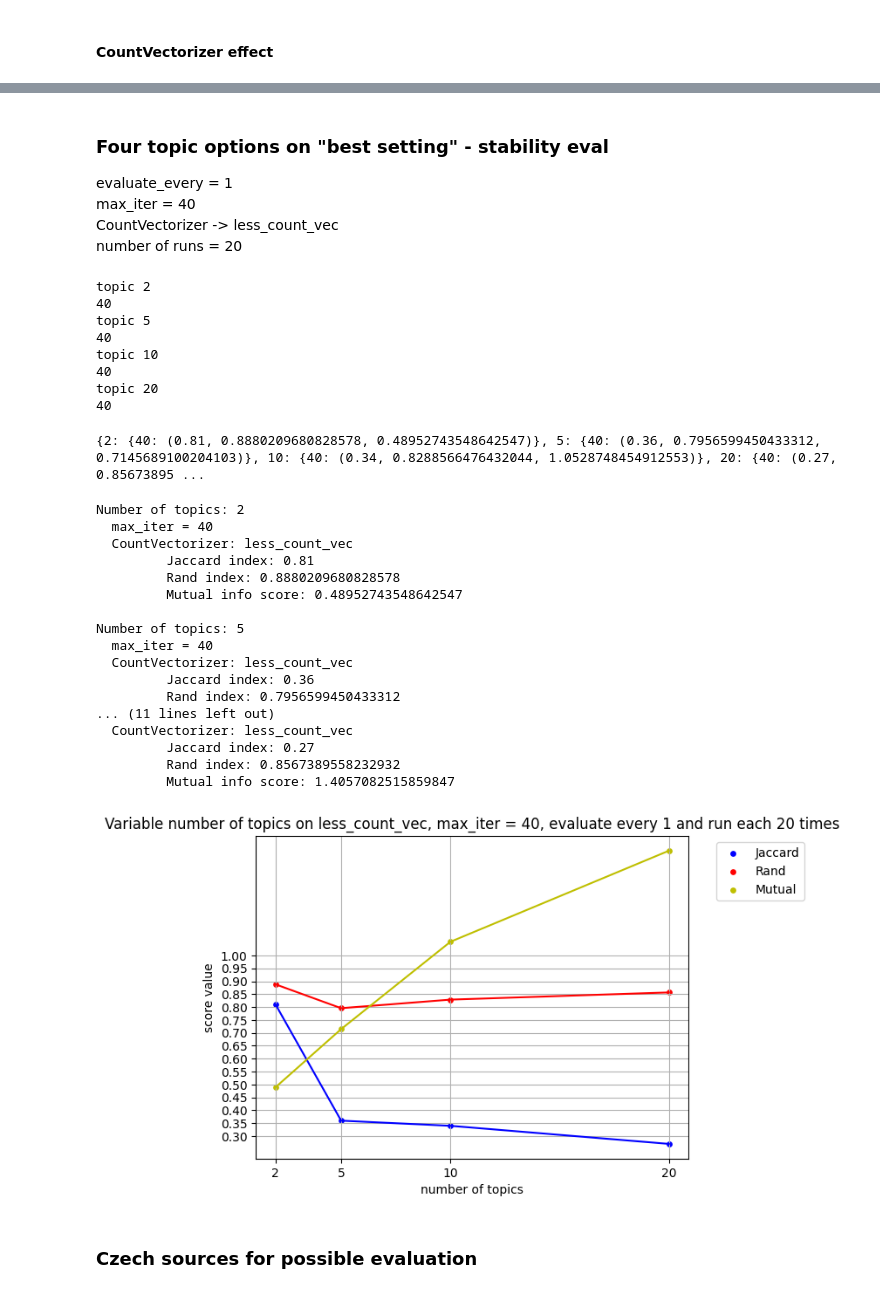
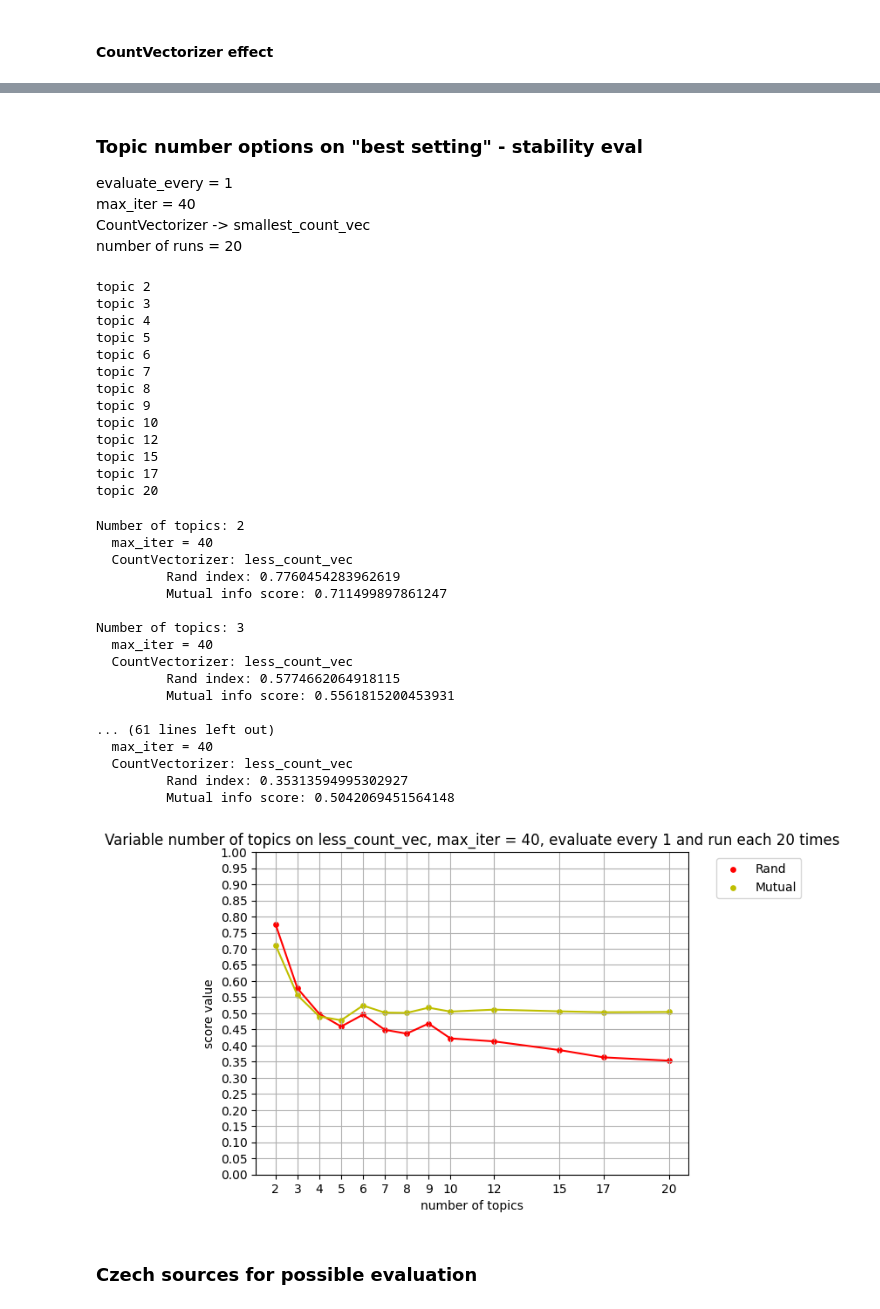
Before and after one commit to DvorakovaA/Mapping_the_Repertoire_of_Gregorian_Chant, a Jupyter notebook: research/topic_model.ipynb, the cells around one changed output, grey strips where cells are left out. Saved outputs shown, nothing was run; the diff lists cells and outputs as text; code cells hidden in the pictures.

```diff
--- a/research/topic_model.ipynb
+++ b/research/topic_model.ipynb
@@ -311,83 +324,87 @@ plt.show()
 # %% [markdown]
-### Four topic options on "best setting" - stability eval
+### Topic number options on "best setting" - stability eval
 evaluate_every = 1
 max_iter = 40
-CountVectorizer -> less_count_vec
+CountVectorizer -> smallest_count_vec
 number of runs = 20
+# %%
+num_of_topics_t = [2, 3, 4, 5, 6, 7, 8, 9, 10, 12, 15, 17, 20]
 # %%
-dicts_topic = {}
+dict_topic = {}
 num_of_runs_t = 20
-for t in num_of_topics:
+for t in num_of_topics_t:
     print("topic", t)
     iter_metrics_dict = LDA_basic_run(num_of_runs=num_of_runs_t, num_of_topics=t, max_iter_options=[40], cv=less_count_vec, random_states=random_states)
-    dicts_topic[t] = iter_metrics_dict
+    dict_topic[t] = iter_metrics_dict
 # %% [output]
 topic 2
-40
+topic 3
+topic 4
 topic 5
-40
+topic 6
+topic 7
+topic 8
+topic 9
 topic 10
-40
+topic 12
+topic 15
+topic 17
 topic 20
-40
 # %%
 with lzma.open("all_top_20.txt", "wb") as model_file:
-    pickle.dump(dicts_topic, model_file)
+    pickle.dump(dict_topic, model_file)
 # %%
 with lzma.open("all_top_20.txt", "rb") as model_file:
-    dump_topic_dict = pickle.load(model_file)
-print(dump_topic_dict)
+    dict_topic = pickle.load(model_file)
-# %% [output]
-{2: {40: (0.81, 0.8880209680828578, 0.48952743548642547)}, 5: {40: (0.36, 0.7956599450433312, 0.7145689100204103)}, 10: {40: (0.34, 0.8288566476432044, 1.0528748454912553)}, 20: {40: (0.27, 0.85673895 ...
 # %%
-for t in dicts_topic.keys():
+for t in dict_topic.keys():
     print("Number of topics:", t)
     print("  max_iter =", 40)
     print("  CountVectorizer:", "less_count_vec")
-    print("\t Jaccard index:", dicts_topic[t][40][0])
-    print("\t Rand index:", dicts_topic[t][40][1])
-    print("\t Mutual info score:", dicts_topic[t][40][2])
+    #print("\t Jaccard index:", dict_topic[t][40][0])
+    print("\t Rand index:", dict_topic[t][40][1])
+    print("\t Mutual info score:", dict_topic[t][40][2])
     print()
 # %% [output]
 Number of topics: 2
   max_iter = 40
   CountVectorizer: less_count_vec
-         Jaccard index: 0.81
-         Rand index: 0.8880209680828578
-         Mutual info score: 0.48952743548642547
+         Rand index: 0.7760454283962619
+         Mutual info score: 0.711499897861247
 
-Number of topics: 5
+Number of topics: 3
   max_iter = 40
   CountVectorizer: less_count_vec
-         Jaccard index: 0.36
-         Rand index: 0.7956599450433312
-... (11 lines left out)
+         Rand index: 0.5774662064918115
+         Mutual info score: 0.5561815200453931
+
+... (61 lines left out)
+  max_iter = 40
   CountVectorizer: less_count_vec
-         Jaccard index: 0.27
-         Rand index: 0.8567389558232932
-         Mutual info score: 1.4057082515859847
+         Rand index: 0.35313594995302927
+         Mutual info score: 0.5042069451564148
 # %%
 fig = plt.figure()
 ax1 = fig.add_subplot(111)
-ax1.scatter(x=num_of_topics, y=[x[40][0] for x in list(dicts_topic.values())], s=15, c='b', marker="o", label='Jaccard')
-ax1.plot(num_of_topics, [x[40][0] for x in list(dicts_topic.values())], c='b')
+#ax1.scatter(x=num_of_topics_t, y=[x[40][0] for x in list(dict_topic.values())], s=15, c='b', marker="o", label='Jaccard')
+#ax1.plot(num_of_topics_t, [x[40][0] for x in list(dict_topic.values())], c='b')
 
-ax1.scatter(x=num_of_topics, y=[x[40][1] for x in list(dicts_topic.values())], s=15, c='r', marker="o", label='Rand')
-ax1.plot(num_of_topics, [x[40][1] for x in list(dicts_topic.values())], c='r')
+ax1.scatter(x=num_of_topics_t, y=[x[40][1] for x in list(dict_topic.values())], s=15, c='r', marker="o", label='Rand')
+ax1.plot(num_of_topics_t, [x[40][1] for x in list(dict_topic.values())], c='r')
 
-ax1.scatter(x=num_of_topics, y=[x[40][2] for x in list(dicts_topic.values())], s=15, c='y', marker="o", label='Mutual')
-ax1.plot(num_of_topics, [x[40][2] for x in list(dicts_topic.values())], c='y')
+ax1.scatter(x=num_of_topics_t, y=[x[40][2] for x in list(dict_topic.values())], s=15, c='y', marker="o", label='Mutual')
+ax1.plot(num_of_topics_t, [x[40][2] for x in list(dict_topic.values())], c='y')
 
 plt.xlabel("number of topics")
-plt.xticks(num_of_topics)
+plt.xticks(num_of_topics_t)
 plt.ylabel("score value")
-plt.yticks([0.3, 0.35, 0.4, 0.45, 0.5, 0.55, 0.6, 0.65, 0.7, 0.75, 0.8, 0.85, 0.9, 0.95, 1.0])
+plt.yticks([0.0, 0.05, 0.1, 0.15, 0.2, 0.25, 0.3, 0.35, 0.4, 0.45, 0.5, 0.55, 0.6, 0.65, 0.7, 0.75, 0.8, 0.85, 0.9, 0.95, 1.0])
 plt.title("Variable number of topics on less_count_vec, max_iter = 40, evaluate every 1 and run each 20 times")
 plt.grid()
 plt.legend(bbox_to_anchor=(1.05, 1.0), loc='upper left')
 plt.show()
 # %% [output]
-[figure, old version]
+[figure, new version]
 # %% [markdown]
 ### Czech sources for possible evaluation
 # %%
```
Also changed, not shown: parts of 48 cells of this notebook, 1 other file.
